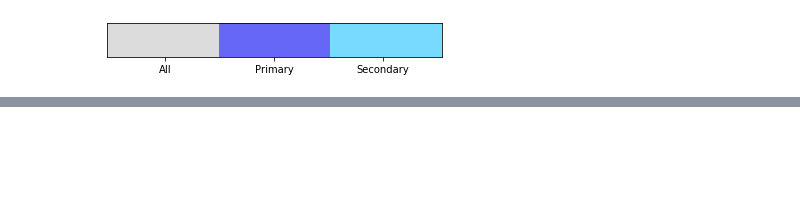
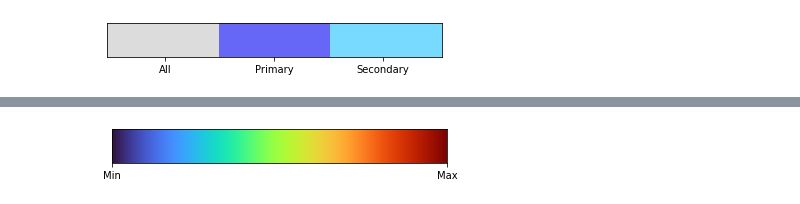
Before and after one commit to Weeks-UNC/RNAvigate, a Jupyter notebook: JNB-example/colors_test.ipynb, the cells around one changed output, grey strips where cells are left out. Cells and saved outputs as stored; diff of their text form; code cells hidden in the pictures; blank space fills up the shorter version.

```diff
--- a/JNB-example/colors_test.ipynb
+++ b/JNB-example/colors_test.ipynb
@@ -3,16 +3,15 @@ import matplotlib.colors as mc
 import matplotlib.pyplot as plt
 import numpy as np
 
-from matplotlib.colors import LinearSegmentedColormap
+from matplotlib.colors import ListedColormap
 
-def view_colormap(cmap):
-    """Plot a colormap with its grayscale equivalent"""
+def view_colormap(cmap, ticks, values):
     cmap = plt.cm.get_cmap(cmap)
     colors = cmap(np.arange(cmap.N))
 
     fig, ax = plt.subplots(1, figsize=(6, 2))
     ax.imshow([colors], extent=[0, 10, 0, 1])
-    ax.set_xticks([1.75, 5, 8.25])
-    ax.set_xticklabels(['All', 'Primary', 'Secondary'])
+    ax.set_xticks(ticks)
+    ax.set_xticklabels(values)
     ax.set_yticks([])
 # %%
@@ -53,0 +22,4 @@ plt.show()
+# %%
+view_colormap("turbo", [0, 10], ["Min", "Max"])
+# %% [output]
+[figure, added]
```
Also changed, not shown: parts of 3 cells of this notebook, 2 other files.
